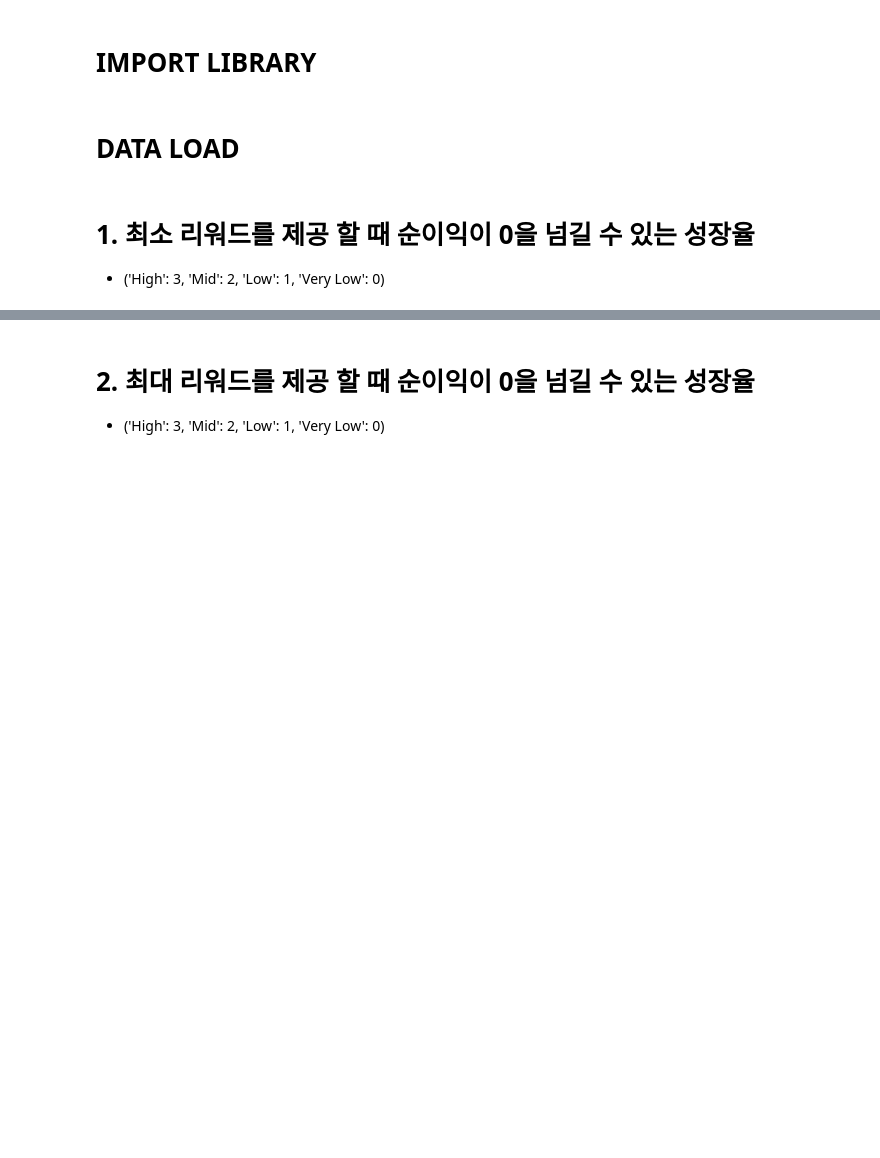
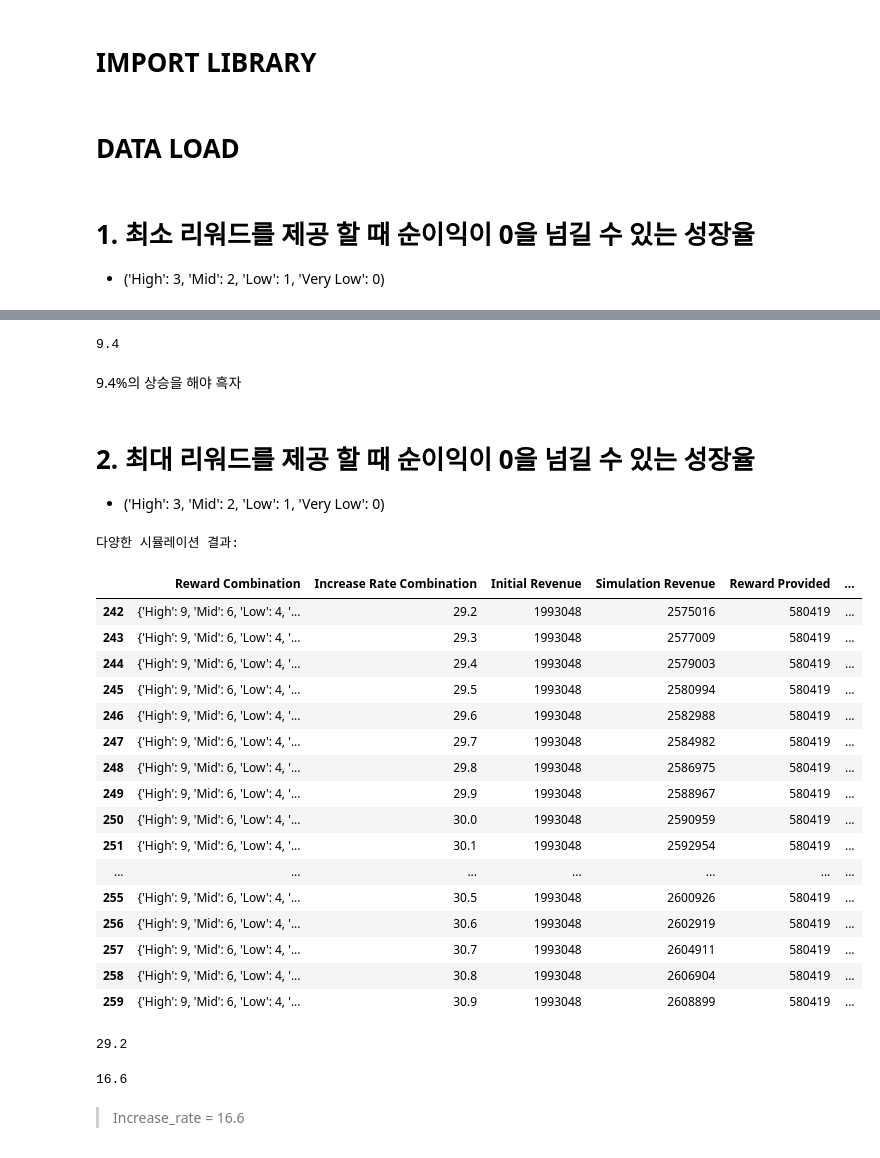
Before and after one commit to dothegee/ecommerce_project, a Jupyter notebook: code/simulation_for_reward.ipynb, the cells around one changed output, grey strips where cells are left out. Cells and saved outputs as stored; diff of their text form; code cells hidden in the pictures; blank space fills up the shorter version.

```diff
--- a/code/simulation_for_reward.ipynb
+++ b/code/simulation_for_reward.ipynb
@@ -166,25 +72,0 @@ Additional Revenue                       1.0                 1.0
-# %%
-import matplotlib.pyplot as plt
-import seaborn as sns
-
-# 분포를 확인할 주요 컬럼 리스트
-columns_to_plot = [
-    'Reward Provided',
-    'Simulation Net Profit',
-    'Additional Revenue'
-]
-
-# 분포 그래프 그리기
-plt.figure(figsize=(12, 8))
-
-for i, col in enumerate(columns_to_plot, 1):
-    plt.subplot(3, 2, i)  # 3행 2열 그래프 배치
-    sns.histplot(minreward_simulation[col], kde=True, bins=30, color='blue')
-    plt.title(f"{col} Distribution")
-    plt.xlabel(col)
-    plt.ylabel("Frequency")
-    plt.axvline(minreward_simulation[col].mean(), color='red', linestyle='--', label='Mean')
-    plt.legend()
-
-plt.tight_layout()
-plt.show()
@@ -193,3 +96,10 @@ plt.show()
+# %%
+low_rate = minreward_simulation[minreward_simulation['Additional Revenue']>0].sort_values(by=["Additional Revenue"],ascending=True).reset_index(drop=True).loc[0,'Increase Rate Combination']
+low_rate
+# %% [output]
+9.4
+# %% [markdown]
+9.4%의 상승을 해야 흑자
 # %% [markdown]
 # 2. 최대 리워드를 제공 할 때 순이익이 0을 넘길 수 있는 성장율
 - ('High': 3, 'Mid': 2, 'Low': 1, 'Very Low': 0)
@@ -195,0 +158,40 @@ plt.show()
+# %%
+# 결과 DataFrame 생성
+maxreward_simulation = pd.DataFrame(simulation_results)
+
+# 상위 10개의 시뮬레이션 결과 출력
+print("다양한 시뮬레이션 결과:")
+
+maxreward_simulation[maxreward_simulation['Additional Revenue']>0].sort_values(by=["Additional Revenue"],ascending=True)
+# %% [output]
+다양한 시뮬레이션 결과:
+|  | Reward Combination | Increase Rate Combination | Initial Revenue | Simulation Revenue | Reward Provided | ... |
+| 242 | {'High': 9, 'Mid': 6, 'Low': 4, '... | 29.2 | 1993048 | 2575016 | 580419 | ... |
+| 243 | {'High': 9, 'Mid': 6, 'Low': 4, '... | 29.3 | 1993048 | 2577009 | 580419 | ... |
+| 244 | {'High': 9, 'Mid': 6, 'Low': 4, '... | 29.4 | 1993048 | 2579003 | 580419 | ... |
+| 245 | {'High': 9, 'Mid': 6, 'Low': 4, '... | 29.5 | 1993048 | 2580994 | 580419 | ... |
+| 246 | {'High': 9, 'Mid': 6, 'Low': 4, '... | 29.6 | 1993048 | 2582988 | 580419 | ... |
+| 247 | {'High': 9, 'Mid': 6, 'Low': 4, '... | 29.7 | 1993048 | 2584982 | 580419 | ... |
+| 248 | {'High': 9, 'Mid': 6, 'Low': 4, '... | 29.8 | 1993048 | 2586975 | 580419 | ... |
+| 249 | {'High': 9, 'Mid': 6, 'Low': 4, '... | 29.9 | 1993048 | 2588967 | 580419 | ... |
+| 250 | {'High': 9, 'Mid': 6, 'Low': 4, '... | 30.0 | 1993048 | 2590959 | 580419 | ... |
+| 251 | {'High': 9, 'Mid': 6, 'Low': 4, '... | 30.1 | 1993048 | 2592954 | 580419 | ... |
+| ... | ... | ... | ... | ... | ... | ... |
+| 255 | {'High': 9, 'Mid': 6, 'Low': 4, '... | 30.5 | 1993048 | 2600926 | 580419 | ... |
+| 256 | {'High': 9, 'Mid': 6, 'Low': 4, '... | 30.6 | 1993048 | 2602919 | 580419 | ... |
+| 257 | {'High': 9, 'Mid': 6, 'Low': 4, '... | 30.7 | 1993048 | 2604911 | 580419 | ... |
+| 258 | {'High': 9, 'Mid': 6, 'Low': 4, '... | 30.8 | 1993048 | 2606904 | 580419 | ... |
+| 259 | {'High': 9, 'Mid': 6, 'Low': 4, '... | 30.9 | 1993048 | 2608899 | 580419 | ... |
+# %%
+high_rate = maxreward_simulation[maxreward_simulation['Additional Revenue']>0].sort_values(by=["Additional Revenue"],ascending=True).reset_index(drop=True).loc[0,'Increase Rate Combination']
+high_rate
+# %% [output]
+29.2
+# %%
+
+inbcrease_rate = round(gmean([low_rate, high_rate]),1)
+inbcrease_rate
+# %% [output]
+16.6
+# %% [markdown]
+> Increase_rate = 16.6
```
Also changed, not shown: parts of 14 cells of this notebook.
